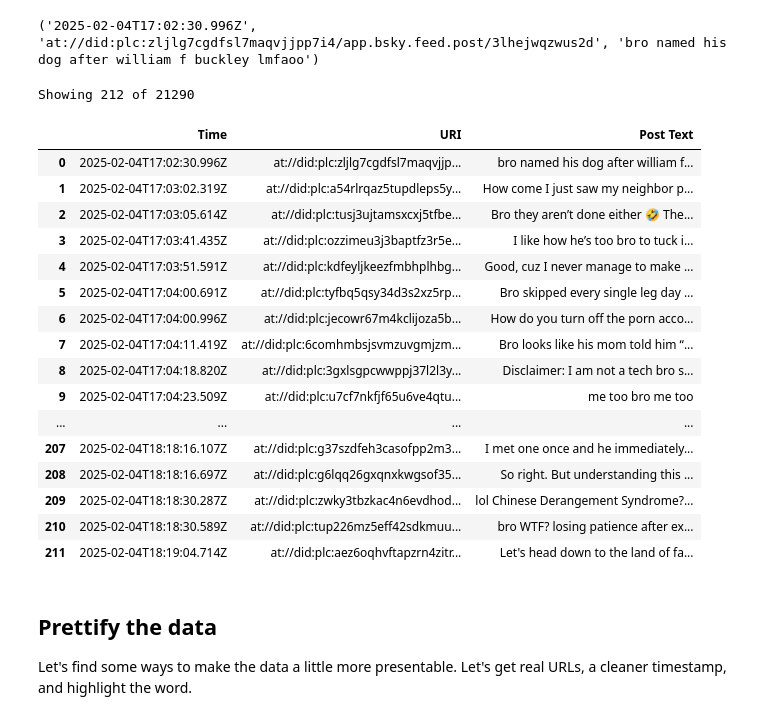
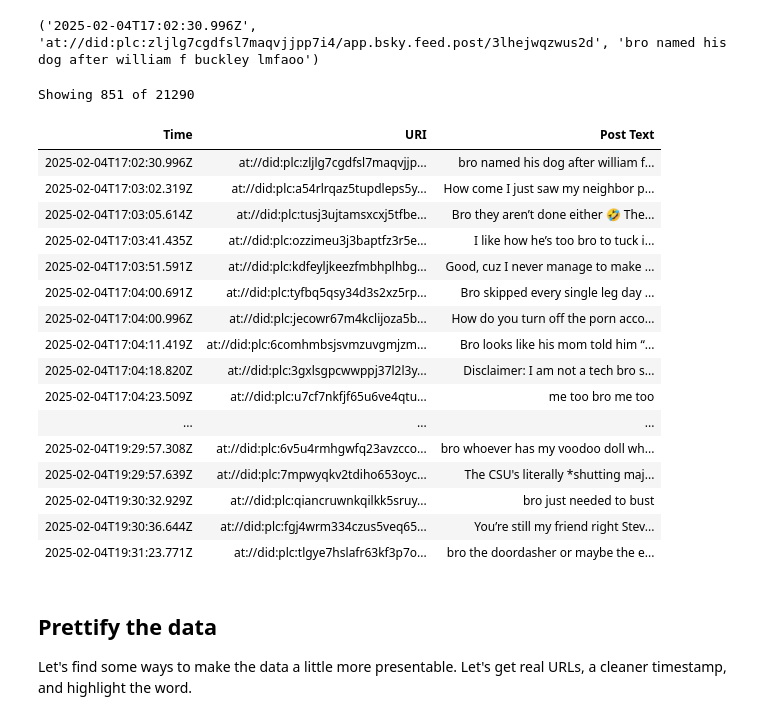
Before and after one commit to paceaux/social-pronouns, a Jupyter notebook: bro.ipynb, the cells around one changed output. Cells and saved outputs as stored; diff of their text form; code cells hidden in the pictures.

Commit message:
Adds percentages to the table for pejorative bro. Also gets rid of index in all tables

```diff
--- a/bro.ipynb
+++ b/bro.ipynb
@@ -42,33 +42,35 @@ print(pronoun_rows[0])
 ('2025-02-04T17:02:30.996Z', 'at://did:plc:zljlg7cgdfsl7maqvjjpp7i4/app.bsky.feed.post/3lhejwqzwus2d', 'bro named his dog after william f buckley lmfaoo')
 # %%
 # We want to see some. But let's not blow it up
-max_table_rows = int(size * .1)
-raw_slice_size = int(max_table_rows * .1)
+max_table_rows = int(size * .2)
+raw_slice_size = int(max_table_rows * .2)
 
 pd.set_option('display.max_rows', max_table_rows )
 pd.set_option('display.max_colwidth', None)
 # %%
 raw_frame = pd.DataFrame(pronoun_rows[0:raw_slice_size], columns=column_titles)
-raw_frame.style.set_caption(f"Showing {raw_slice_size} of {size}")
+raw_frame.style\
+    .hide(axis="index")\
+    .set_caption(f"Showing {raw_slice_size} of {size}")
 # %% [output]
-Showing 212 of 21290
+Showing 851 of 21290
-|  | Time | URI | Post Text |
-| 0 | 2025-02-04T17:02:30.996Z | at://did:plc:zljlg7cgdfsl7maqvjjp... | bro named his dog after william f... |
-| 1 | 2025-02-04T17:03:02.319Z | at://did:plc:a54rlrqaz5tupdleps5y... | How come I just saw my neighbor p... |
-| 2 | 2025-02-04T17:03:05.614Z | at://did:plc:tusj3ujtamsxcxj5tfbe... | Bro they aren’t done either 🤣 The... |
-| 3 | 2025-02-04T17:03:41.435Z | at://did:plc:ozzimeu3j3baptfz3r5e... | I like how he’s too bro to tuck i... |
-| 4 | 2025-02-04T17:03:51.591Z | at://did:plc:kdfeyljkeezfmbhplhbg... | Good, cuz I never manage to make ... |
-| 5 | 2025-02-04T17:04:00.691Z | at://did:plc:tyfbq5qsy34d3s2xz5rp... | Bro skipped every single leg day ... |
-| 6 | 2025-02-04T17:04:00.996Z | at://did:plc:jecowr67m4kclijoza5b... | How do you turn off the porn acco... |
-| 7 | 2025-02-04T17:04:11.419Z | at://did:plc:6comhmbsjsvmzuvgmjzm... | Bro looks like his mom told him “... |
-| 8 | 2025-02-04T17:04:18.820Z | at://did:plc:3gxlsgpcwwppj37l2l3y... | Disclaimer: I am not a tech bro s... |
-| 9 | 2025-02-04T17:04:23.509Z | at://did:plc:u7cf7nkfjf65u6ve4qtu... | me too bro me too |
-| ... | ... | ... | ... |
-| 207 | 2025-02-04T18:18:16.107Z | at://did:plc:g37szdfeh3casofpp2m3... | I met one once and he immediately... |
-| 208 | 2025-02-04T18:18:16.697Z | at://did:plc:g6lqq26gxqnxkwgsof35... | So right. But understanding this ... |
-| 209 | 2025-02-04T18:18:30.287Z | at://did:plc:zwky3tbzkac4n6evdhod... | lol Chinese Derangement Syndrome?... |
-| 210 | 2025-02-04T18:18:30.589Z | at://did:plc:tup226mz5eff42sdkmuu... | bro WTF? losing patience after ex... |
-| 211 | 2025-02-04T18:19:04.714Z | at://did:plc:aez6oqhvftapzrn4zitr... | Let's head down to the land of fa... |
+| Time | URI | Post Text |
+| 2025-02-04T17:02:30.996Z | at://did:plc:zljlg7cgdfsl7maqvjjp... | bro named his dog after william f... |
+| 2025-02-04T17:03:02.319Z | at://did:plc:a54rlrqaz5tupdleps5y... | How come I just saw my neighbor p... |
+| 2025-02-04T17:03:05.614Z | at://did:plc:tusj3ujtamsxcxj5tfbe... | Bro they aren’t done either 🤣 The... |
+| 2025-02-04T17:03:41.435Z | at://did:plc:ozzimeu3j3baptfz3r5e... | I like how he’s too bro to tuck i... |
+| 2025-02-04T17:03:51.591Z | at://did:plc:kdfeyljkeezfmbhplhbg... | Good, cuz I never manage to make ... |
+| 2025-02-04T17:04:00.691Z | at://did:plc:tyfbq5qsy34d3s2xz5rp... | Bro skipped every single leg day ... |
+| 2025-02-04T17:04:00.996Z | at://did:plc:jecowr67m4kclijoza5b... | How do you turn off the porn acco... |
+| 2025-02-04T17:04:11.419Z | at://did:plc:6comhmbsjsvmzuvgmjzm... | Bro looks like his mom told him “... |
+| 2025-02-04T17:04:18.820Z | at://did:plc:3gxlsgpcwwppj37l2l3y... | Disclaimer: I am not a tech bro s... |
+| 2025-02-04T17:04:23.509Z | at://did:plc:u7cf7nkfjf65u6ve4qtu... | me too bro me too |
+| ... | ... | ... |
+| 2025-02-04T19:29:57.308Z | at://did:plc:6v5u4rmhgwfq23avzcco... | bro whoever has my voodoo doll wh... |
+| 2025-02-04T19:29:57.639Z | at://did:plc:7mpwyqkv2tdiho653oyc... | The CSU's literally *shutting maj... |
+| 2025-02-04T19:30:32.929Z | at://did:plc:qiancruwnkqilkk5sruy... | bro just needed to bust |
+| 2025-02-04T19:30:36.644Z | at://did:plc:fgj4wrm334czus5veq65... | You’re still my friend right Stev... |
+| 2025-02-04T19:31:23.771Z | at://did:plc:tlgye7hslafr63kf3p7o... | bro the doordasher or maybe the e... |
 # %% [markdown]
 
 ## Prettify the data
```
Also changed, not shown: parts of 9 cells of this notebook.
